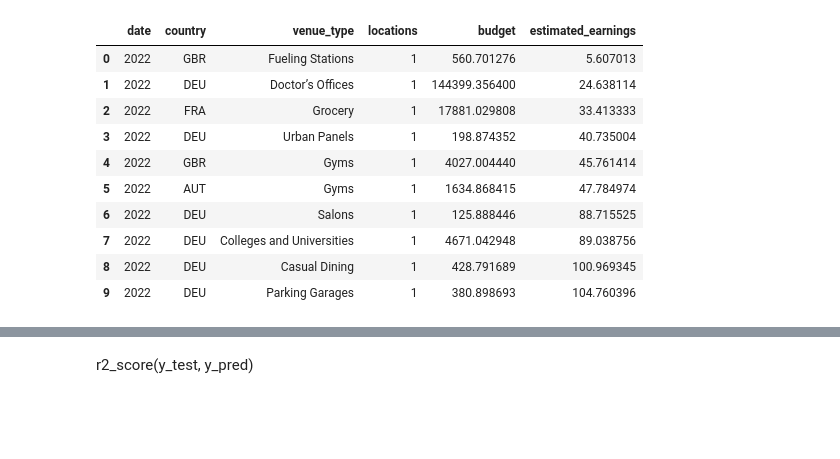
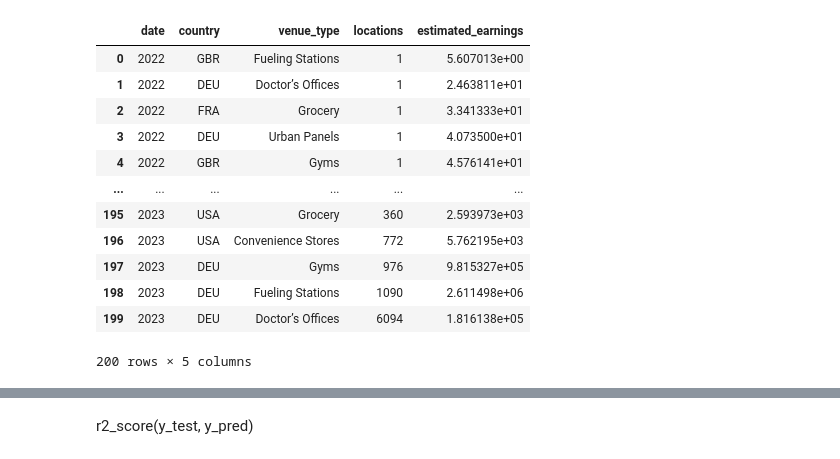
Before and after one commit to CaroLife04/ml, a Jupyter notebook: Untitled1.ipynb, the cells around one changed output, grey strips where cells are left out. Saved outputs shown, nothing was run; the diff lists cells and outputs as text; code cells hidden in the pictures; blank space fills up the shorter version.

```diff
--- a/Untitled1.ipynb
+++ b/Untitled1.ipynb
@@ -16,19 +19,21 @@ from sklearn.metrics import mean_absolute_error
 # %%
 # dataset['estimated_earnings'] = dataset['estimated_earnings']/dataset['locations']
 # dataset = pd.read_csv("pred.csv")
-dataset.head(10)
+dataset
 # %% [output]
-|  | date | country | venue_type | locations | budget | estimated_earnings |
-| 0 | 2022 | GBR | Fueling Stations | 1 | 560.701276 | 5.607013 |
-| 1 | 2022 | DEU | Doctor’s Offices | 1 | 144399.356400 | 24.638114 |
-| 2 | 2022 | FRA | Grocery | 1 | 17881.029808 | 33.413333 |
-| 3 | 2022 | DEU | Urban Panels | 1 | 198.874352 | 40.735004 |
-| 4 | 2022 | GBR | Gyms | 1 | 4027.004440 | 45.761414 |
-| 5 | 2022 | AUT | Gyms | 1 | 1634.868415 | 47.784974 |
-| 6 | 2022 | DEU | Salons | 1 | 125.888446 | 88.715525 |
-| 7 | 2022 | DEU | Colleges and Universities | 1 | 4671.042948 | 89.038756 |
-| 8 | 2022 | DEU | Casual Dining | 1 | 428.791689 | 100.969345 |
-| 9 | 2022 | DEU | Parking Garages | 1 | 380.898693 | 104.760396 |
+|  | date | country | venue_type | locations | estimated_earnings |
+| 0 | 2022 | GBR | Fueling Stations | 1 | 5.607013e+00 |
+| 1 | 2022 | DEU | Doctor’s Offices | 1 | 2.463811e+01 |
+| 2 | 2022 | FRA | Grocery | 1 | 3.341333e+01 |
+| 3 | 2022 | DEU | Urban Panels | 1 | 4.073500e+01 |
+| 4 | 2022 | GBR | Gyms | 1 | 4.576141e+01 |
+| ... | ... | ... | ... | ... | ... |
+| 195 | 2023 | USA | Grocery | 360 | 2.593973e+03 |
+| 196 | 2023 | USA | Convenience Stores | 772 | 5.762195e+03 |
+| 197 | 2023 | DEU | Gyms | 976 | 9.815327e+05 |
+| 198 | 2023 | DEU | Fueling Stations | 1090 | 2.611498e+06 |
+| 199 | 2023 | DEU | Doctor’s Offices | 6094 | 1.816138e+05 |
+200 rows × 5 columns
 # %%
 sc = StandardScaler()
 # # sc = MinMaxScaler()
```
Also changed, not shown: parts of 22 cells of this notebook, 1 other file.
